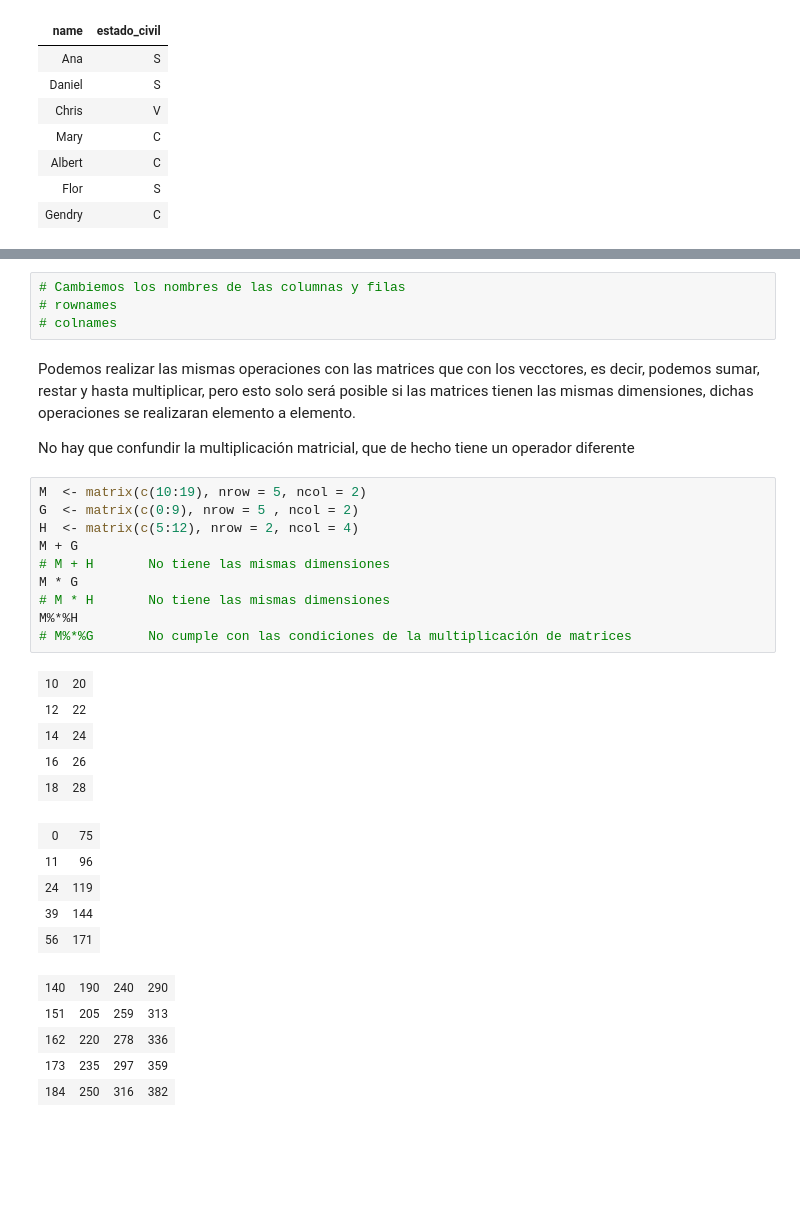
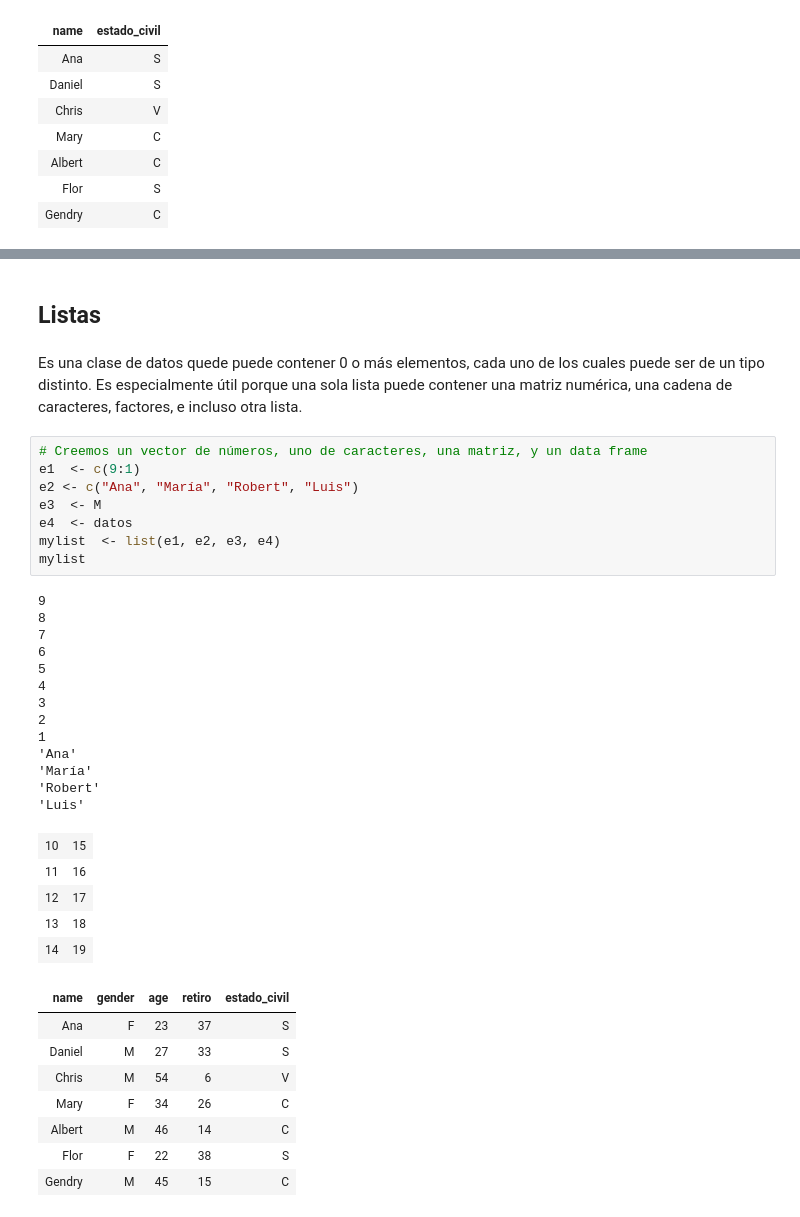
Before and after one commit to analulae/R_Basico, a Jupyter notebook: Módulo 2/02-Estructura-de-datos.ipynb, the cells around one changed output, grey strips where cells are left out. Saved outputs shown, nothing was run; the diff lists cells and outputs as text; blank space fills up the shorter version.

Commit message:
Continuación Estructura de Datos

```diff
--- a/Módulo 2/02-Estructura-de-datos.ipynb
+++ b/Módulo 2/02-Estructura-de-datos.ipynb
@@ -217,34 +317,39 @@ ERROR: Error in B[c(1, 3, 5), 3] <- rep(x = 33, times = 3): objeto 'B' no encont
-# %%
-# Cambiemos los nombres de las columnas y filas
-# rownames
-# colnames
-# %% [markdown]
-Podemos realizar las mismas operaciones con las matrices que con los vecctores, es decir, podemos sumar, restar y hasta multiplicar, pero esto solo será posible si las matrices tienen las mismas dimensiones, dichas operaciones se realizaran elemento a elemento.
-
-No hay que confundir la multiplicación matricial, que de hecho tiene un operador diferente
-# %%
-M  <- matrix(c(10:19), nrow = 5, ncol = 2)
-G  <- matrix(c(0:9), nrow = 5 , ncol = 2)
-H  <- matrix(c(5:12), nrow = 2, ncol = 4)
-M + G
-# M + H       No tiene las mismas dimensiones
-M * G
-# M * H       No tiene las mismas dimensiones
-M%*%H
-# M%*%G       No cumple con las condiciones de la multiplicación de matrices
-# %% [output]
-| 10 | 20 |
-| 12 | 22 |
-| 14 | 24 |
-| 16 | 26 |
-| 18 | 28 |
-| 0 | 75 |
-| 11 | 96 |
-| 24 | 119 |
-| 39 | 144 |
-| 56 | 171 |
-| 140 | 190 | 240 | 290 |
-| 151 | 205 | 259 | 313 |
-| 162 | 220 | 278 | 336 |
-| 173 | 235 | 297 | 359 |
-| 184 | 250 | 316 | 382 |
+# %% [markdown]
+## Listas
+# %% [markdown]
+Es una clase de datos quede  puede contener 0 o más elementos, cada uno de los cuales puede ser de un tipo distinto. Es especialmente útil porque una sola lista puede contener una matriz numérica, una cadena de caracteres, factores, e incluso otra lista.
+# %%
+# Creemos un vector de números, uno de caracteres, una matriz, y un data frame
+e1  <- c(9:1)
+e2 <- c("Ana", "María", "Robert", "Luis")
+e3  <- M
+e4  <- datos
+mylist  <- list(e1, e2, e3, e4)
+mylist
+# %% [output]
+9
+8
+7
+6
+5
+4
+3
+2
+1
+'Ana'
+'María'
+'Robert'
+'Luis'
+| 10 | 15 |
+| 11 | 16 |
+| 12 | 17 |
+| 13 | 18 |
+| 14 | 19 |
+| name | gender | age | retiro | estado_civil |
+| Ana | F | 23 | 37 | S |
+| Daniel | M | 27 | 33 | S |
+| Chris | M | 54 | 6 | V |
+| Mary | F | 34 | 26 | C |
+| Albert | M | 46 | 14 | C |
+| Flor | F | 22 | 38 | S |
+| Gendry | M | 45 | 15 | C |
```
Also changed, not shown: parts of 64 cells of this notebook, 1 other file.
